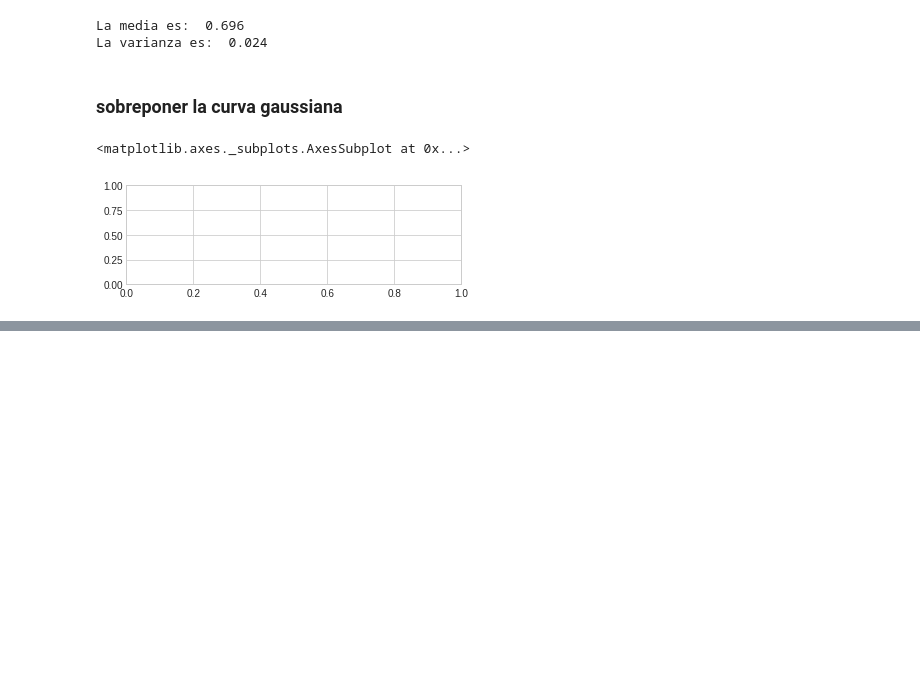
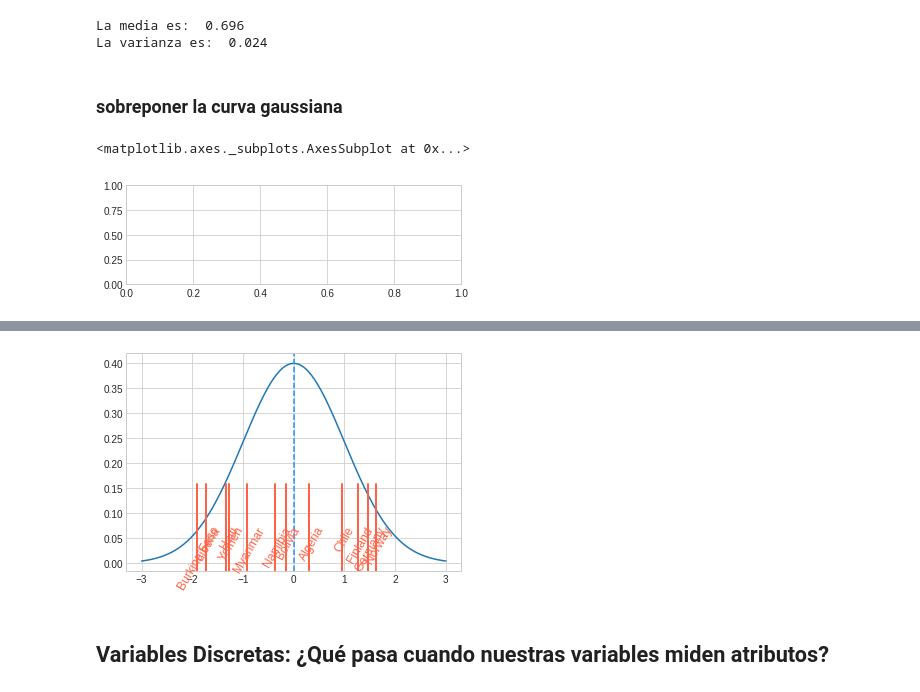
Before and after one commit to vidalchile/data_science_g14, a Jupyter notebook: variables_aleatorias_y _graficos/contenido_sesion_online/lectura.ipynb, the cells around one changed output, grey strips where cells are left out. Cells and saved outputs as stored; diff of their text form; code cells hidden in the pictures; blank space fills up the shorter version.

```diff
--- a/variables_aleatorias_y _graficos/contenido_sesion_online/lectura.ipynb
+++ b/variables_aleatorias_y _graficos/contenido_sesion_online/lectura.ipynb
@@ -359,0 +509,19 @@ plt.subplots_adjust(hspace=0.6)
+# %%
+# generamos un array lineal
+x_axis = np.linspace(-3, 3, 200)
+# simulamos la función de densidad
+plt.plot(x_axis, stats.norm.pdf(x_axis, 0, 1))
+# marcamos la media en 0
+plt.axvline(0, color='dodgerblue', linestyle='--')
+
+# Pasamos un array de casos a visualizar en un loop.
+# donde para cada elemento de éste array
+for i in ['Chile', 'Burkina Faso', 'Haiti', 'Myanmar',
+          'Germany', 'Norway', 'Finland', 'Yemen', 'Bolivia',
+          'Algeria', 'Namibia', 'Liberia']:
+    # aplicaremos la función point_zscore
+    point_zscore('undp_hdi', i)
+# %% [output]
+[figure, added]
+# %% [markdown]
+## Variables Discretas: ¿Qué pasa cuando nuestras variables miden atributos?
```
Also changed, not shown: parts of 43 cells of this notebook, 10 other files.
